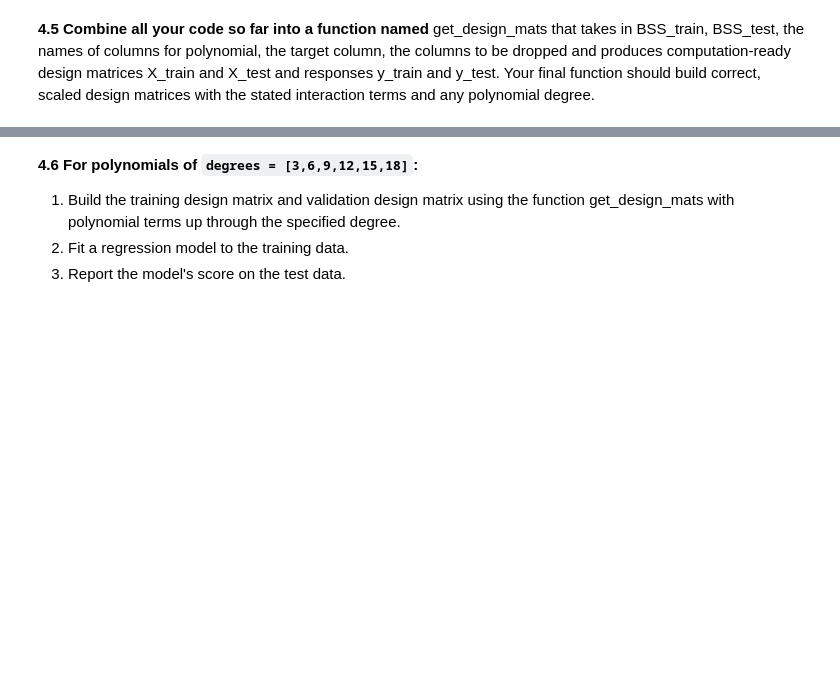
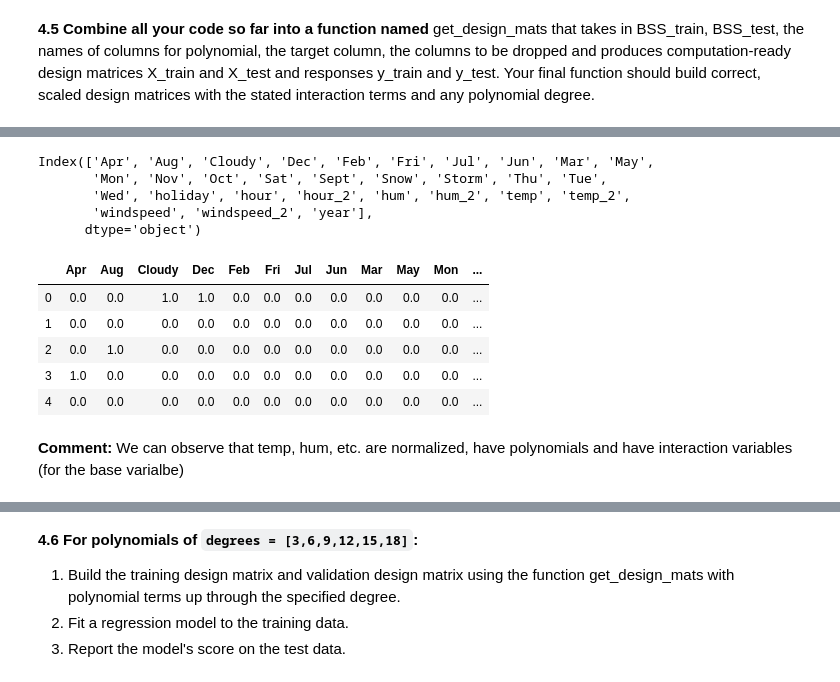
Before and after one commit to CreditPy/2021-s109a, a Jupyter notebook: cs_s109a_hw3/cs_s109a_hw3.ipynb, the cells around one changed output, grey strips where cells are left out. Saved outputs shown, nothing was run; the diff lists cells and outputs as text; code cells hidden in the pictures; blank space fills up the shorter version.

```diff
--- a/cs_s109a_hw3/cs_s109a_hw3.ipynb
+++ b/cs_s109a_hw3/cs_s109a_hw3.ipynb
@@ -651,5 +654,13 @@ def split_columns(df, target_col, drop_columns):
     :param: drop_columns: List containing the column names you want to drop
     :return: (X_train, y_train)
     """
+    # drop specified columns
+    # set the target column
+    y_train = df[target_col]
+
+    columns_to_drop = drop_columns
+    X_train = df.drop(columns_to_drop, axis=1)
+#     X_train = df
+#     X_train = df.drop(drop_columns)
 
     return X_train, y_train
@@ -707,8 +736,4 @@ Index(['hour', 'holiday', 'year', 'temp', 'hum', 'windspeed', 'counts', 'Feb',
 # %%
-######
-# your code here
-######
-
 def build_interaction(df, interact_left, interact_right):
     """
     :param df: Your data
@@ -717,11 +742,11 @@ def build_interaction(df, interact_left, interact_right):
                            with in interact_left
     """
     # pairwise walk through the columns
+    result_df = df.copy()
     for left in interact_left:
         for right in interact_right:
             # create an interaction column by multiplying the numbers
-            df[str(left) + str(right)] = df[left] * df[right]
-    result_df = df
+            result_df[str(left) + str(right)] = df[left] * df[right]
     return result_df
 # %%
 interaction_set_1 = ['temp','hum','windspeed']
@@ -775,0 +841,4 @@ def get_design_mats(train_df, val_df,  degree,
+# %%
+X_train, y_train, X_test, y_test = get_design_mats(train_df = BSS_train,
+                                                   val_df = BSS_test,
+                                                   degree = 2)
@@ -775,0 +858,20 @@ def get_design_mats(train_df, val_df,  degree,
+# %%
+X_train.columns
+# %% [output]
+Index(['Apr', 'Aug', 'Cloudy', 'Dec', 'Feb', 'Fri', 'Jul', 'Jun', 'Mar', 'May',
+       'Mon', 'Nov', 'Oct', 'Sat', 'Sept', 'Snow', 'Storm', 'Thu', 'Tue',
+       'Wed', 'holiday', 'hour', 'hour_2', 'hum', 'hum_2', 'temp', 'temp_2',
+       'windspeed', 'windspeed_2', 'year'],
+      dtype='object')
+# %%
+pd.set_option("display.max_columns", None)
+X_train.head()
+# %% [output]
+|  | Apr | Aug | Cloudy | Dec | Feb | Fri | Jul | Jun | Mar | May | Mon | ... |
+| 0 | 0.0 | 0.0 | 1.0 | 1.0 | 0.0 | 0.0 | 0.0 | 0.0 | 0.0 | 0.0 | 0.0 | ... |
+| 1 | 0.0 | 0.0 | 0.0 | 0.0 | 0.0 | 0.0 | 0.0 | 0.0 | 0.0 | 0.0 | 0.0 | ... |
+| 2 | 0.0 | 1.0 | 0.0 | 0.0 | 0.0 | 0.0 | 0.0 | 0.0 | 0.0 | 0.0 | 0.0 | ... |
+| 3 | 1.0 | 0.0 | 0.0 | 0.0 | 0.0 | 0.0 | 0.0 | 0.0 | 0.0 | 0.0 | 0.0 | ... |
+| 4 | 0.0 | 0.0 | 0.0 | 0.0 | 0.0 | 0.0 | 0.0 | 0.0 | 0.0 | 0.0 | 0.0 | ... |
+# %% [markdown]
+**Comment:** We can observe that temp, hum, etc. are normalized, have polynomials and have interaction variables (for the base varialbe)
```
Also changed, not shown: parts of 13 cells of this notebook.
